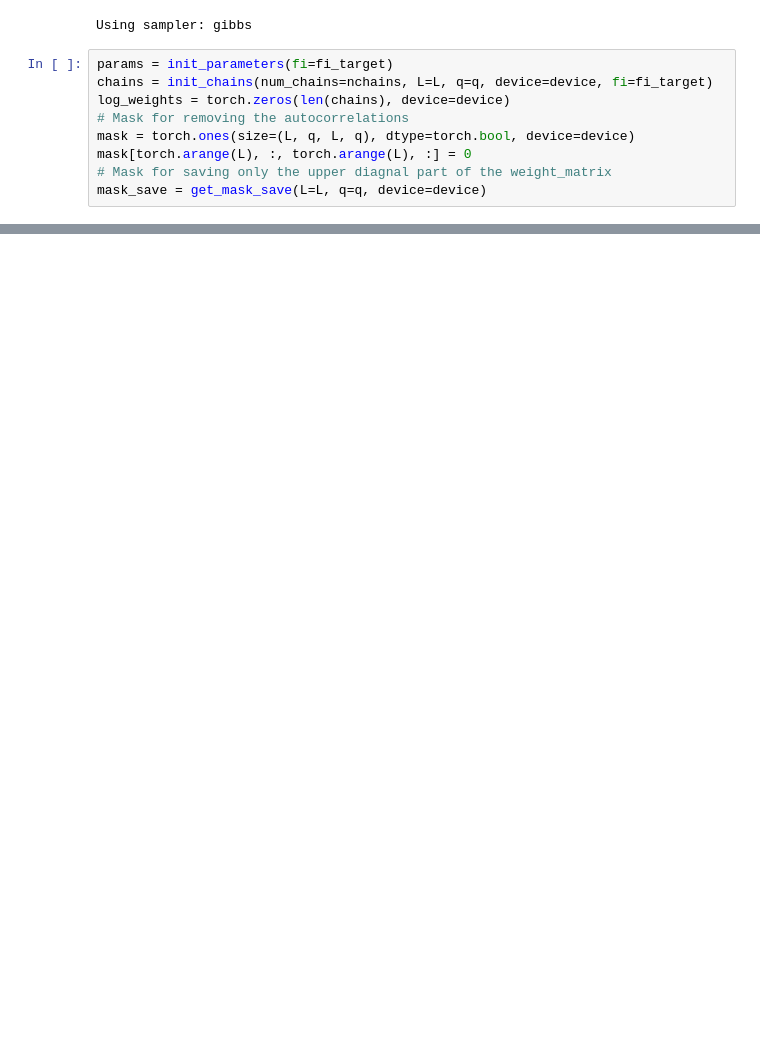
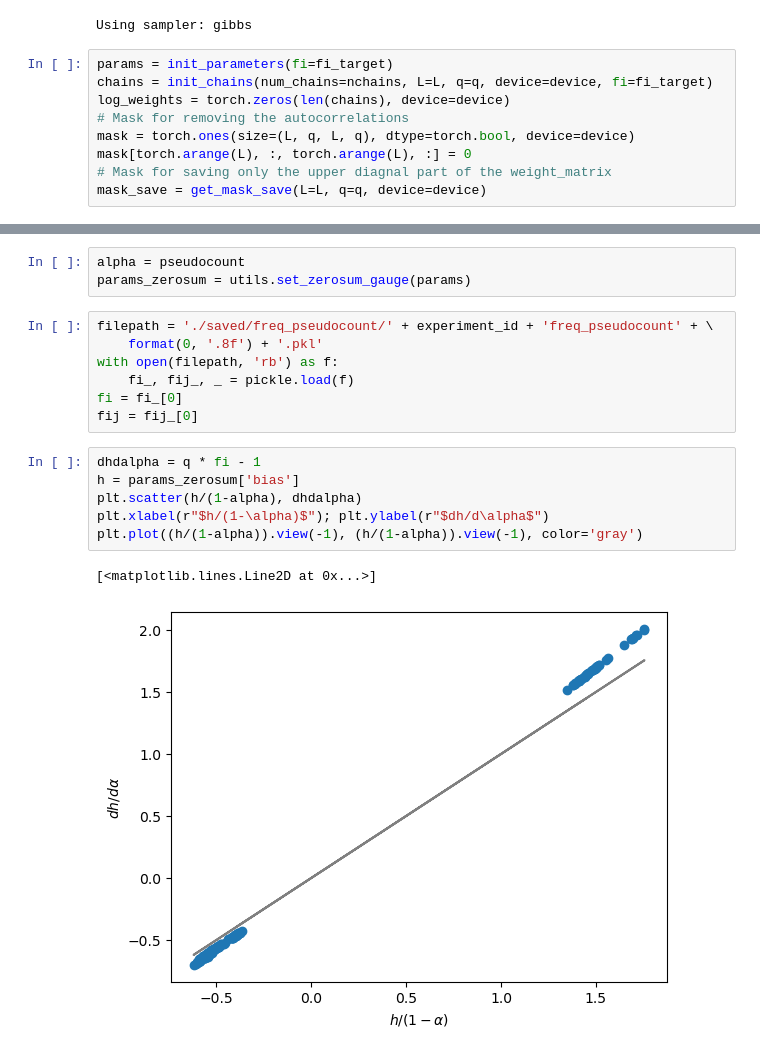
Before and after one commit to stecrotti/Aptamer2025py, a Jupyter notebook: experiments/dca.ipynb, the cells around one changed output, grey strips where cells are left out. Drawn from its saved outputs; the diff is of its cells as text; blank space fills up the shorter version.

```diff
--- a/experiments/dca.ipynb
+++ b/experiments/dca.ipynb
@@ -102,0 +80,19 @@ ModuleNotFoundError: No module named 'seaborn'
+# %%
+alpha = pseudocount
+params_zerosum = utils.set_zerosum_gauge(params)
+# %%
+filepath = './saved/freq_pseudocount/' + experiment_id + 'freq_pseudocount' + \
+    format(0, '.8f') + '.pkl'
+with open(filepath, 'rb') as f:
+    fi_, fij_, _ = pickle.load(f)
+fi = fi_[0]
+fij = fij_[0]
+# %%
+dhdalpha = q * fi - 1
+h = params_zerosum['bias']
+plt.scatter(h/(1-alpha), dhdalpha)
+plt.xlabel(r"$h/(1-\alpha)$"); plt.ylabel(r"$dh/d\alpha$")
+plt.plot((h/(1-alpha)).view(-1), (h/(1-alpha)).view(-1), color='gray')
+# %% [output]
+[<matplotlib.lines.Line2D at 0x...>]
+[figure, added]
```
Also changed, not shown: parts of 9 cells of this notebook, 6 other files.
